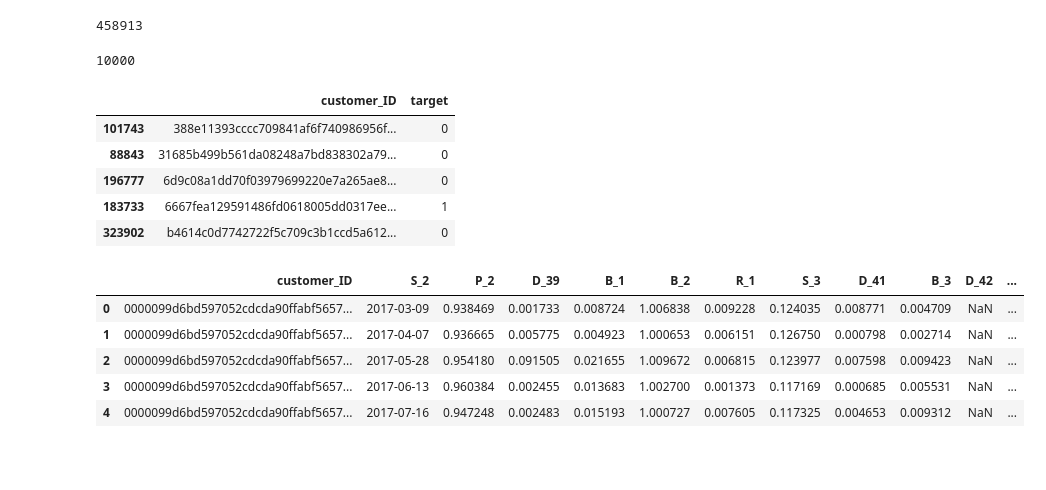
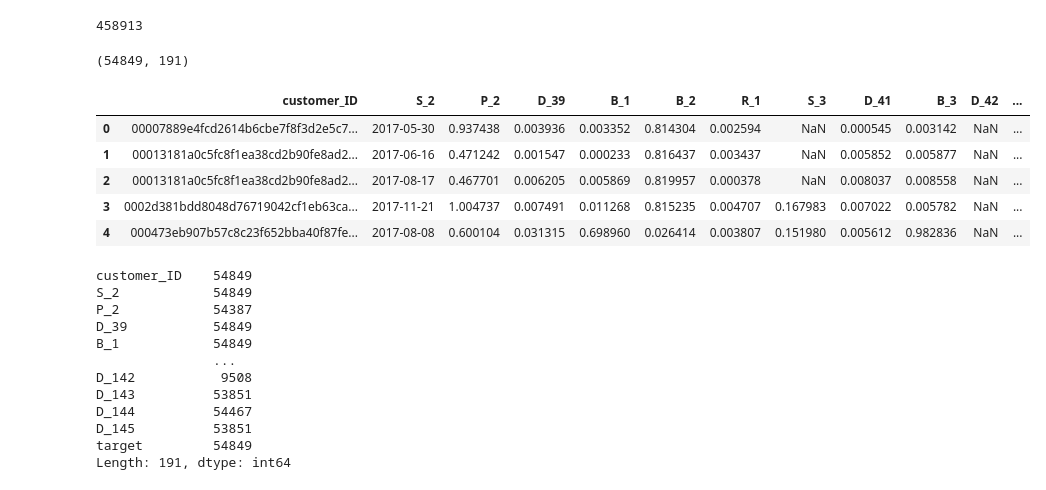
Before and after one commit to MykolaPinchuk/KaggleProjects, a Jupyter notebook: kp15-default.ipynb, the cells around one changed output. Cells and saved outputs as stored; diff of their text form; code cells hidden in the pictures; blank space fills up the shorter version.

Commit message:
Kaggle Notebook | KP15_Default | Version 2

```diff
--- a/kp15-default.ipynb
+++ b/kp15-default.ipynb
@@ -111,7 +111,3 @@ def log_transformer_mp_i1(df_train, df_test, df_pred, feature_subset=False, min_
         if (df_pred is not None):
             df_pred[col] = np.log1p(df_pred[col])
     print('Skewed columns log-transformed: ', list(set(skewed_vars)&set(features_totransform)))
-# %%
-# randomly pick rows for 10% sample here, extract rownumbers and use them to get labels.
-df = pd.read_csv('../input/amex-default-prediction/train_data.csv', nrows=1000)
-display(df.shape)
@@ -119,0 +114,4 @@ display(df.shape)
+# %%
+with open('../input/amex-default-downsampled-01/amex_default_0.1sample.pickle', 'rb') as pickled_one:
+    df = pickle.load(pickled_one)
+display(df.head(),df.shape)
@@ -120,24 +126,29 @@ display(df.shape)
 # %%
 df_labels = pd.read_csv('../input/amex-default-prediction/train_labels.csv')
 display(len(df_labels))
-subsample = random.sample(range(len(df_labels)), 10000)
-df_labels = df_labels.iloc[subsample]
-display(len(df_labels), df_labels.head())
+df = pd.merge(df, df_labels, on='customer_ID', how='left')
+display(df.shape, df.head())
 # %% [output]
 458913
-10000
+(54849, 191)
-|  | customer_ID | target |
-| 101743 | 388e11393cccc709841af6f740986956f... | 0 |
-| 88843 | 31685b499b561da08248a7bd838302a79... | 0 |
-| 196777 | 6d9c08a1dd70f03979699220e7a265ae8... | 0 |
-| 183733 | 6667fea129591486fd0618005dd0317ee... | 1 |
-| 323902 | b4614c0d7742722f5c709c3b1ccd5a612... | 0 |
+|  | customer_ID | S_2 | P_2 | D_39 | B_1 | B_2 | R_1 | S_3 | D_41 | B_3 | D_42 | ... |
+| 0 | 00007889e4fcd2614b6cbe7f8f3d2e5c7... | 2017-05-30 | 0.937438 | 0.003936 | 0.003352 | 0.814304 | 0.002594 | NaN | 0.000545 | 0.003142 | NaN | ... |
+| 1 | 00013181a0c5fc8f1ea38cd2b90fe8ad2... | 2017-06-16 | 0.471242 | 0.001547 | 0.000233 | 0.816437 | 0.003437 | NaN | 0.005852 | 0.005877 | NaN | ... |
+| 2 | 00013181a0c5fc8f1ea38cd2b90fe8ad2... | 2017-08-17 | 0.467701 | 0.006205 | 0.005869 | 0.819957 | 0.000378 | NaN | 0.008037 | 0.008558 | NaN | ... |
+| 3 | 0002d381bdd8048d76719042cf1eb63ca... | 2017-11-21 | 1.004737 | 0.007491 | 0.011268 | 0.815235 | 0.004707 | 0.167983 | 0.007022 | 0.005782 | NaN | ... |
+| 4 | 000473eb907b57c8c23f652bba40f87fe... | 2017-08-08 | 0.600104 | 0.031315 | 0.698960 | 0.026414 | 0.003807 | 0.151980 | 0.005612 | 0.982836 | NaN | ... |
 # %%
-df.head()
+df.count()
 # %% [output]
-|  | customer_ID | S_2 | P_2 | D_39 | B_1 | B_2 | R_1 | S_3 | D_41 | B_3 | D_42 | ... |
-| 0 | 0000099d6bd597052cdcda90ffabf5657... | 2017-03-09 | 0.938469 | 0.001733 | 0.008724 | 1.006838 | 0.009228 | 0.124035 | 0.008771 | 0.004709 | NaN | ... |
-| 1 | 0000099d6bd597052cdcda90ffabf5657... | 2017-04-07 | 0.936665 | 0.005775 | 0.004923 | 1.000653 | 0.006151 | 0.126750 | 0.000798 | 0.002714 | NaN | ... |
-| 2 | 0000099d6bd597052cdcda90ffabf5657... | 2017-05-28 | 0.954180 | 0.091505 | 0.021655 | 1.009672 | 0.006815 | 0.123977 | 0.007598 | 0.009423 | NaN | ... |
-| 3 | 0000099d6bd597052cdcda90ffabf5657... | 2017-06-13 | 0.960384 | 0.002455 | 0.013683 | 1.002700 | 0.001373 | 0.117169 | 0.000685 | 0.005531 | NaN | ... |
-| 4 | 0000099d6bd597052cdcda90ffabf5657... | 2017-07-16 | 0.947248 | 0.002483 | 0.015193 | 1.000727 | 0.007605 | 0.117325 | 0.004653 | 0.009312 | NaN | ... |
+customer_ID    54849
+S_2            54849
+P_2            54387
+D_39           54849
+B_1            54849
+               ...
+D_142           9508
+D_143          53851
+D_144          54467
+D_145          53851
+target         54849
+Length: 191, dtype: int64
```
Also changed, not shown: parts of 3 cells of this notebook.
